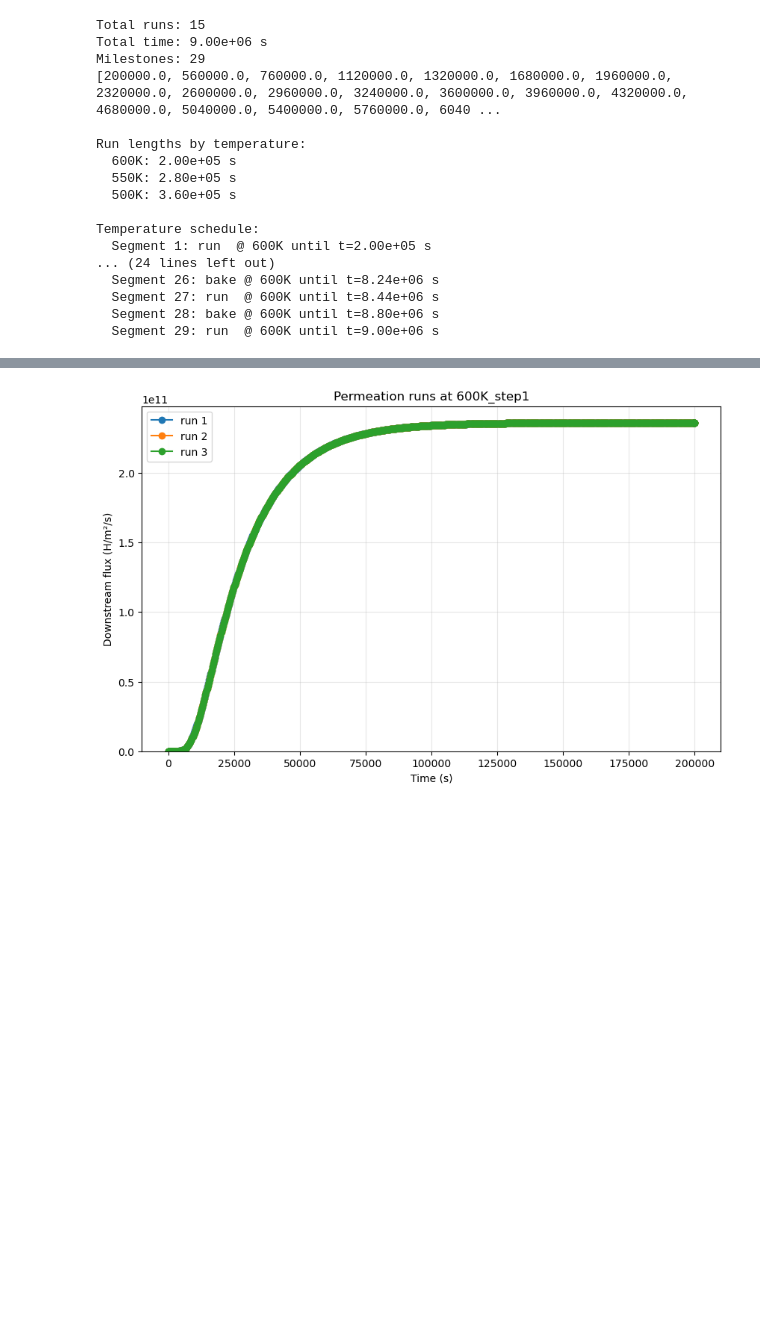
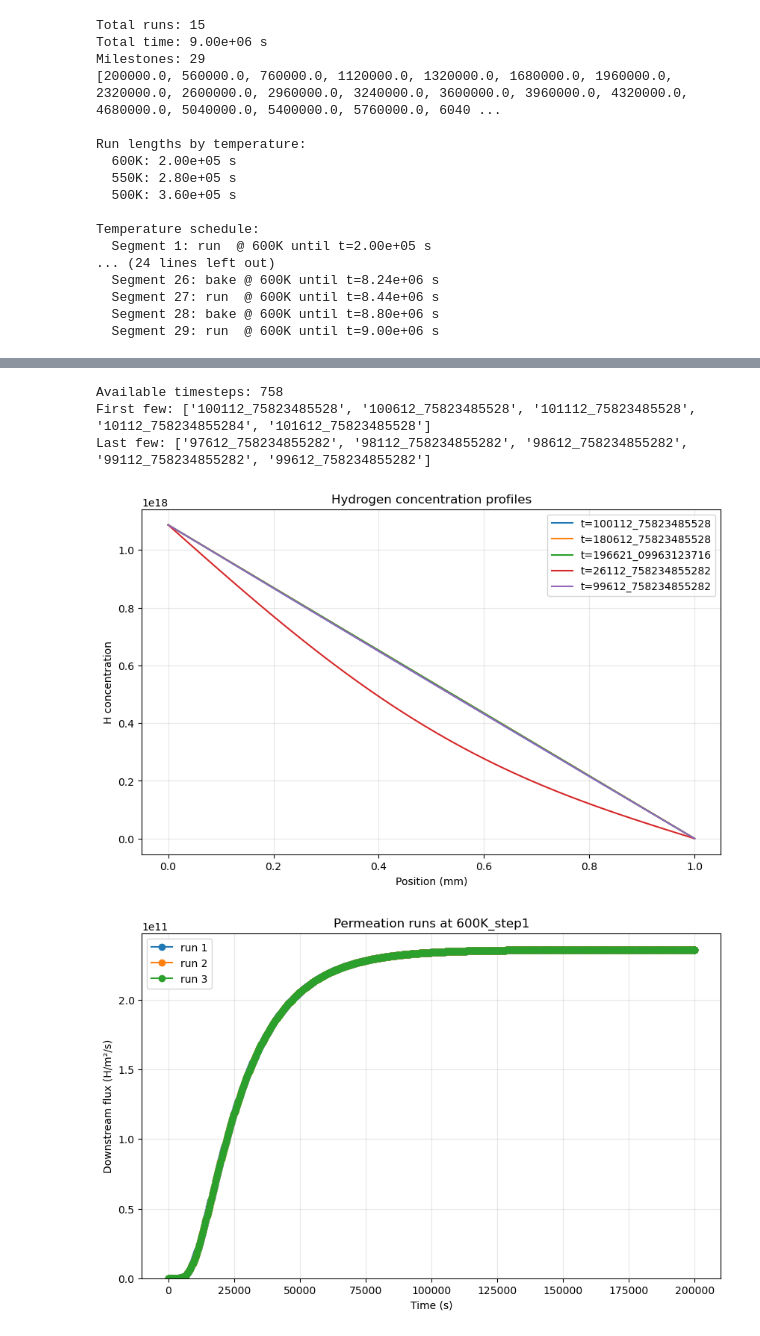
Before and after one commit to WeaverC20/permeation_barrier_analysis, a Jupyter notebook: two_layer_numerical/timelag_analysis.ipynb, the cells around one changed output, grey strips where cells are left out. Drawn from its saved outputs; the diff is of its cells as text; code cells hidden in the pictures; blank space fills up the shorter version.

Commit message:
timelag analysis results now able to directly read from paraview

```diff
--- a/two_layer_numerical/timelag_analysis.ipynb
+++ b/two_layer_numerical/timelag_analysis.ipynb
@@ -237,12 +237,22 @@ settings(
 
 permeation_flux = F.SurfaceFlux(field=H, surface=right_boundary)
 
-my_model.exports = [permeation_flux]
+export_folder = "results/timelag"
+filename = export_folder + "/hydrogen_concentration.xdmf"
+
+xdmf_exports = [
+    F.XDMFExport(field=H, filename=filename)
+]
+
+my_model.exports = [permeation_flux] + xdmf_exports
 
 total_trapped_H1 = F.TotalVolume(field=trapped_H1, volume=volume_subdomain)
 
 my_model.initialise()
 
+# Set the function name for XDMF export (for ParaView compatibility)
+H.post_processing_solution.name = "H"
+
 my_model.run()
 # %% [output]
 [figure]
@@ -263,3 +344,55 @@ plt.show()
+# %%
+# Visualize concentration profile using h5py + matplotlib (no ParaView needed)
+import h5py
+import matplotlib.pyplot as plt
+import numpy as np
+
+
+
+# closes writer so can be viewed in paraview
+for export in my_model.exports:
+    if hasattr(export, '_writer') and export._writer is not None:
+        export._writer.close()
+        export._writer = None
+
+
+
+
+h5_path = "results/timelag/hydrogen_concentration.h5"
+
+with h5py.File(h5_path, 'r') as f:
+    # Get mesh geometry (x coordinates)
+    geometry = f['/Mesh/mesh/geometry'][:]
+    x_coords = geometry[:, 0]  # First column is x
+
+    # List available timesteps
+    timesteps = list(f['/Function/f'].keys())
+    print(f"Available timesteps: {len(timesteps)}")
+    print(f"First few: {timesteps[:5]}")
+    print(f"Last few: {timesteps[-5:]}")
+
+    # Plot a few selected timesteps
+    fig, ax = plt.subplots(figsize=(10, 6))
+
+    # Select ~5 evenly spaced timesteps to plot
+    indices = np.linspace(0, len(timesteps)-1, 5, dtype=int)
+
+    for idx in indices:
+        ts = timesteps[idx]
+        conc = f[f'/Function/f/{ts}'][:]
+        ax.plot(x_coords * 1e3, conc, label=f't={ts}')
+
+    ax.set_xlabel('Position (mm)')
+    ax.set_ylabel('H concentration')
+    ax.set_title('Hydrogen concentration profiles')
+    ax.legend()
+    ax.grid(True, alpha=0.3)
+    plt.show()
+# %% [output]
+Available timesteps: 758
+First few: ['100112_75823485528', '100612_75823485528', '101112_75823485528', '10112_758234855284', '101612_75823485528']
+Last few: ['97612_758234855282', '98112_758234855282', '98612_758234855282', '99112_758234855282', '99612_758234855282']
+[figure, added]
 # %%
 import numpy as np
 import matplotlib.pyplot as plt
```
Also changed, not shown: parts of 3 cells of this notebook, 3 other files.
